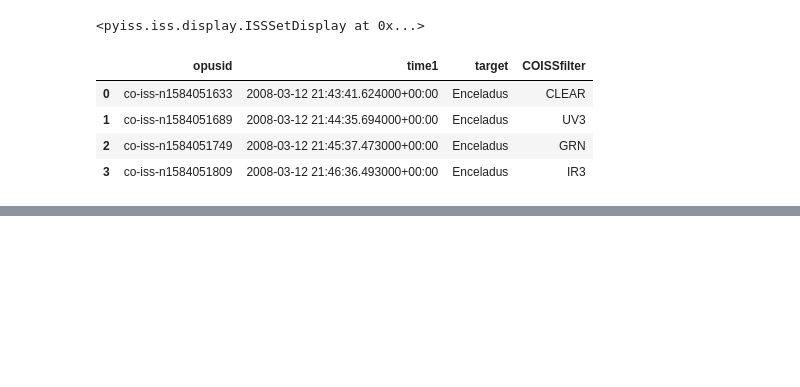
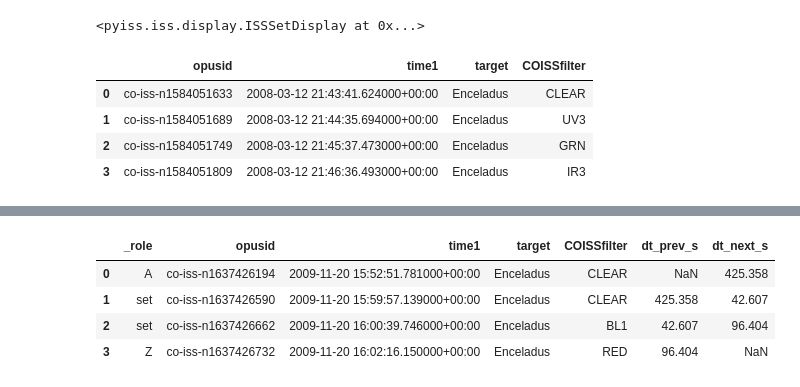
Before and after one commit to ArnaudMath/pyiss, a Jupyter notebook: examples/test_v04.ipynb, the cells around one changed output, grey strips where cells are left out. Drawn from its saved outputs; the diff is of its cells as text; code cells hidden in the pictures; blank space fills up the shorter version.

```diff
--- a/examples/test_v04.ipynb
+++ b/examples/test_v04.ipynb
@@ -432,0 +436,10 @@ AttributeError: 'ISSQueryResult' object has no attribute 'sample'
+# %%
+# show co-iss-n1882644372 (554th hit)
+obs = luminous_candidates.infer_set(which=553)
+obs.diagnostic_window()
+# %% [output]
+|  | _role | opusid | time1 | target | COISSfilter | dt_prev_s | dt_next_s |
+| 0 | A | co-iss-n1637426194 | 2009-11-20 15:52:51.781000+00:00 | Enceladus | CLEAR | NaN | 425.358 |
+| 1 | set | co-iss-n1637426590 | 2009-11-20 15:59:57.139000+00:00 | Enceladus | CLEAR | 425.358 | 42.607 |
+| 2 | set | co-iss-n1637426662 | 2009-11-20 16:00:39.746000+00:00 | Enceladus | BL1 | 42.607 | 96.404 |
+| 3 | Z | co-iss-n1637426732 | 2009-11-20 16:02:16.150000+00:00 | Enceladus | RED | 96.404 | NaN |
```
Also changed, not shown: parts of 4 cells of this notebook, 4 other files.
